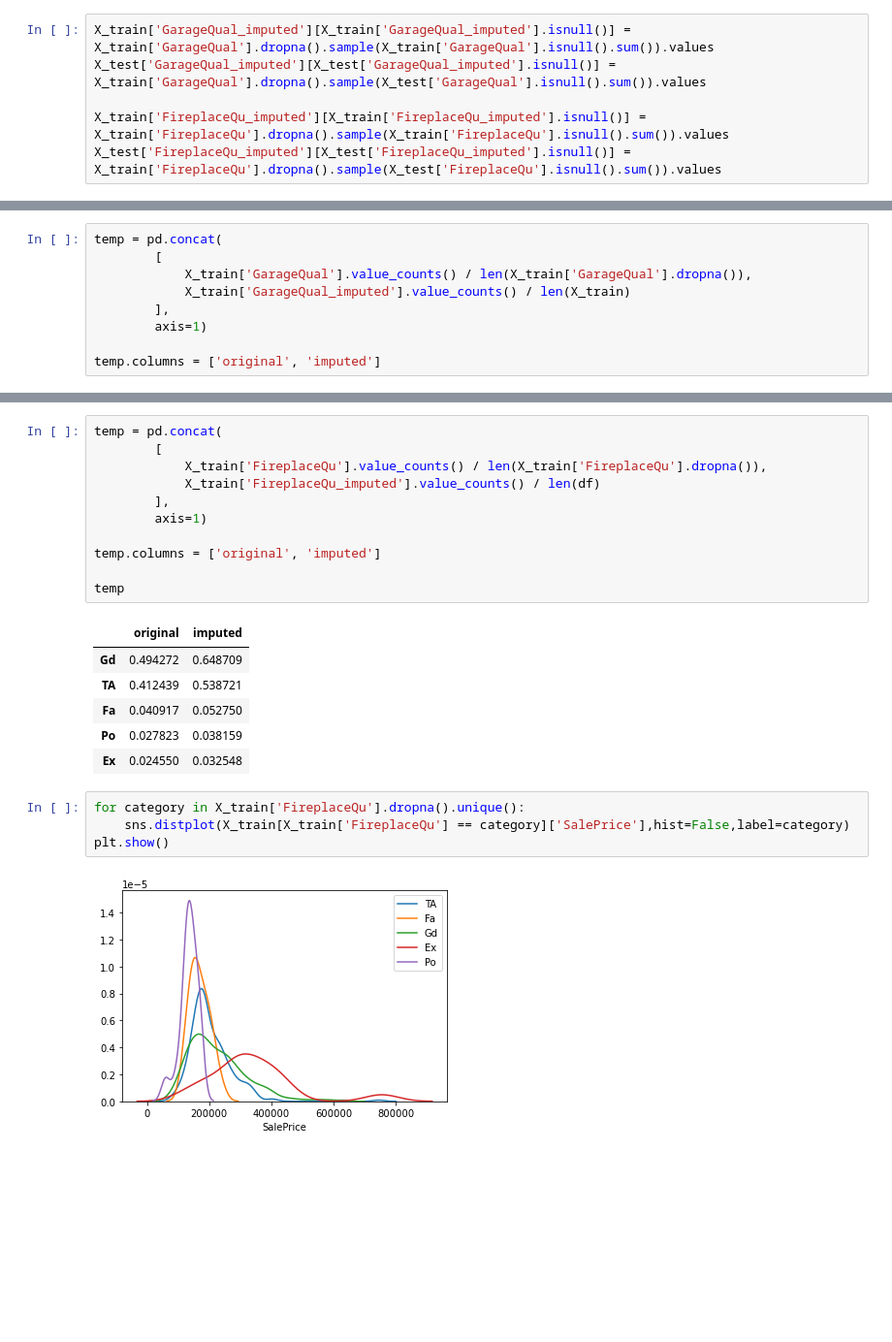
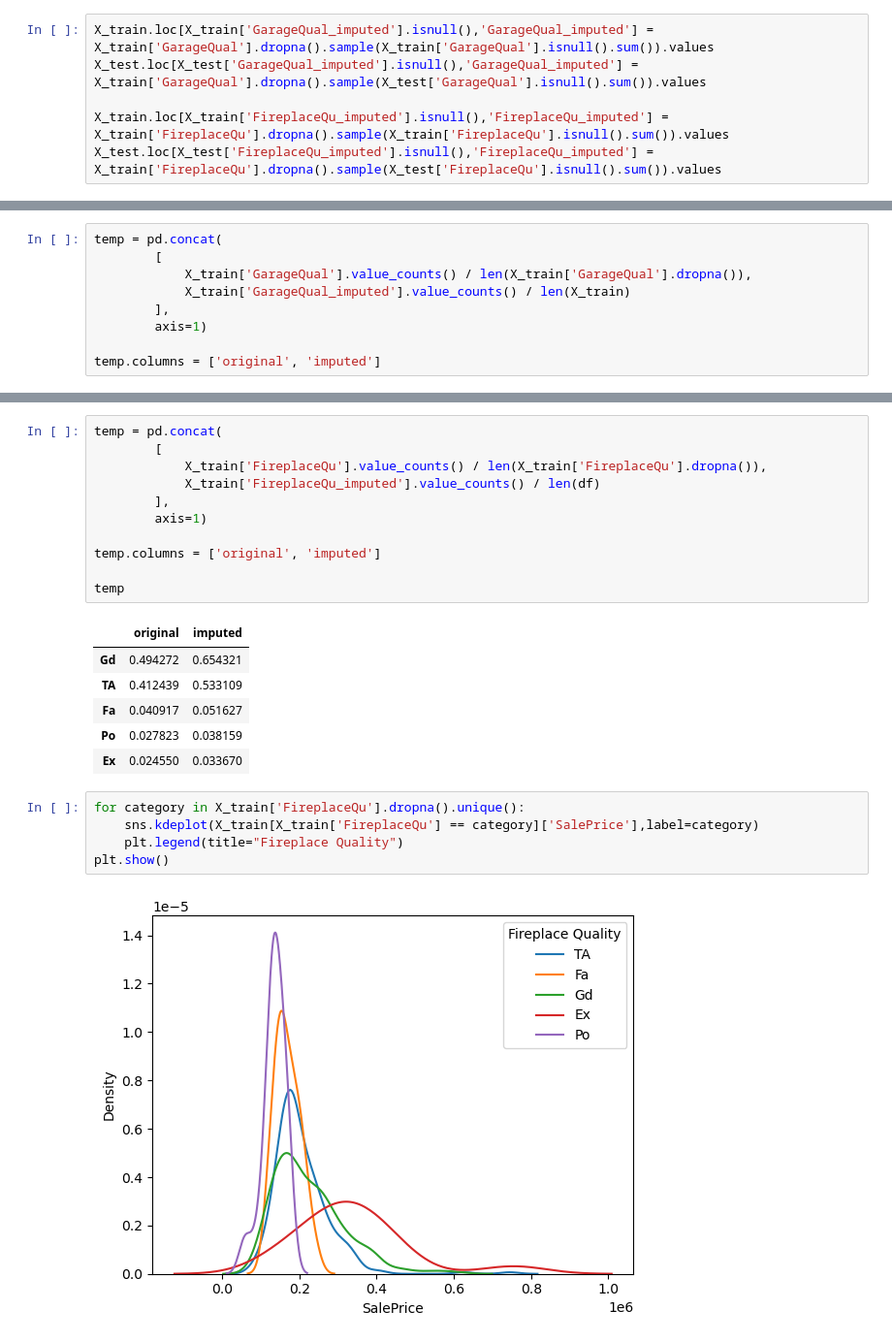
Before and after one commit to nandika-rana/aiml-journey, a Jupyter notebook: jupyter/handling_missing_values/random-sample-imputation.ipynb, the cells around one changed output, grey strips where cells are left out. Shown at 97% size. Saved outputs shown, nothing was run; the diff lists cells and outputs as text; blank space fills up the shorter version.

Commit message:
random-sample and others added

```diff
--- a/jupyter/handling_missing_values/random-sample-imputation.ipynb
+++ b/jupyter/handling_missing_values/random-sample-imputation.ipynb
@@ -191,6 +168,6 @@ X_train.sample(5)
 # %%
-X_train['GarageQual_imputed'][X_train['GarageQual_imputed'].isnull()] = X_train['GarageQual'].dropna().sample(X_train['GarageQual'].isnull().sum()).values
-X_test['GarageQual_imputed'][X_test['GarageQual_imputed'].isnull()] = X_train['GarageQual'].dropna().sample(X_test['GarageQual'].isnull().sum()).values
+X_train.loc[X_train['GarageQual_imputed'].isnull(),'GarageQual_imputed'] = X_train['GarageQual'].dropna().sample(X_train['GarageQual'].isnull().sum()).values
+X_test.loc[X_test['GarageQual_imputed'].isnull(),'GarageQual_imputed'] = X_train['GarageQual'].dropna().sample(X_test['GarageQual'].isnull().sum()).values
 
-X_train['FireplaceQu_imputed'][X_train['FireplaceQu_imputed'].isnull()] = X_train['FireplaceQu'].dropna().sample(X_train['FireplaceQu'].isnull().sum()).values
-X_test['FireplaceQu_imputed'][X_test['FireplaceQu_imputed'].isnull()] = X_train['FireplaceQu'].dropna().sample(X_test['FireplaceQu'].isnull().sum()).values
+X_train.loc[X_train['FireplaceQu_imputed'].isnull(),'FireplaceQu_imputed'] = X_train['FireplaceQu'].dropna().sample(X_train['FireplaceQu'].isnull().sum()).values
+X_test.loc[X_test['FireplaceQu_imputed'].isnull(),'FireplaceQu_imputed'] = X_train['FireplaceQu'].dropna().sample(X_test['FireplaceQu'].isnull().sum()).values
@@ -246,16 +202,17 @@ temp.columns = ['original', 'imputed']
 temp
 # %% [output]
 |  | original | imputed |
-| Gd | 0.494272 | 0.648709 |
-| TA | 0.412439 | 0.538721 |
-| Fa | 0.040917 | 0.052750 |
+| Gd | 0.494272 | 0.654321 |
+| TA | 0.412439 | 0.533109 |
+| Fa | 0.040917 | 0.051627 |
 | Po | 0.027823 | 0.038159 |
-| Ex | 0.024550 | 0.032548 |
+| Ex | 0.024550 | 0.033670 |
 # %%
 for category in X_train['FireplaceQu'].dropna().unique():
-    sns.distplot(X_train[X_train['FireplaceQu'] == category]['SalePrice'],hist=False,label=category)
+    sns.kdeplot(X_train[X_train['FireplaceQu'] == category]['SalePrice'],label=category)
+    plt.legend(title="Fireplace Quality")
 plt.show()
 # %% [output]
-[figure, old version]
+[figure, new version]
 # %%
 for category in X_train['FireplaceQu_imputed'].dropna().unique():
```
Also changed, not shown: parts of 6 cells of this notebook, 4 other files.
